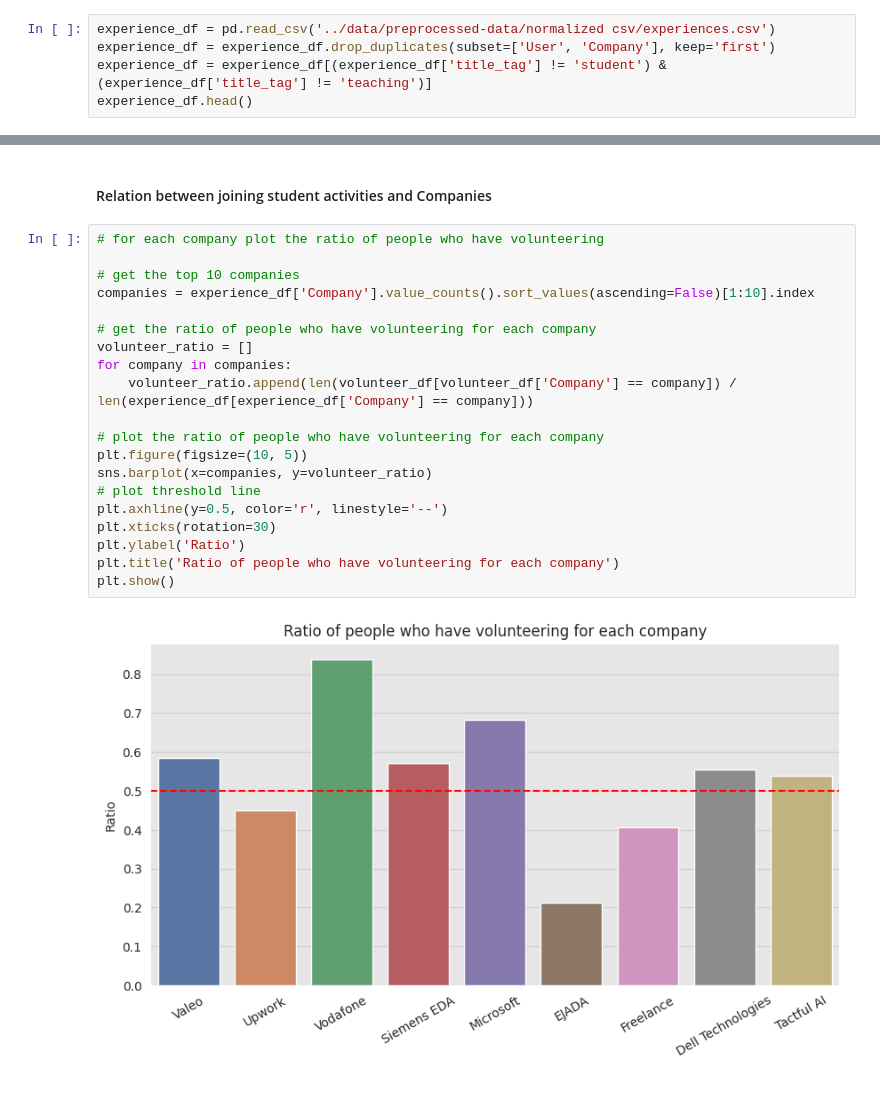
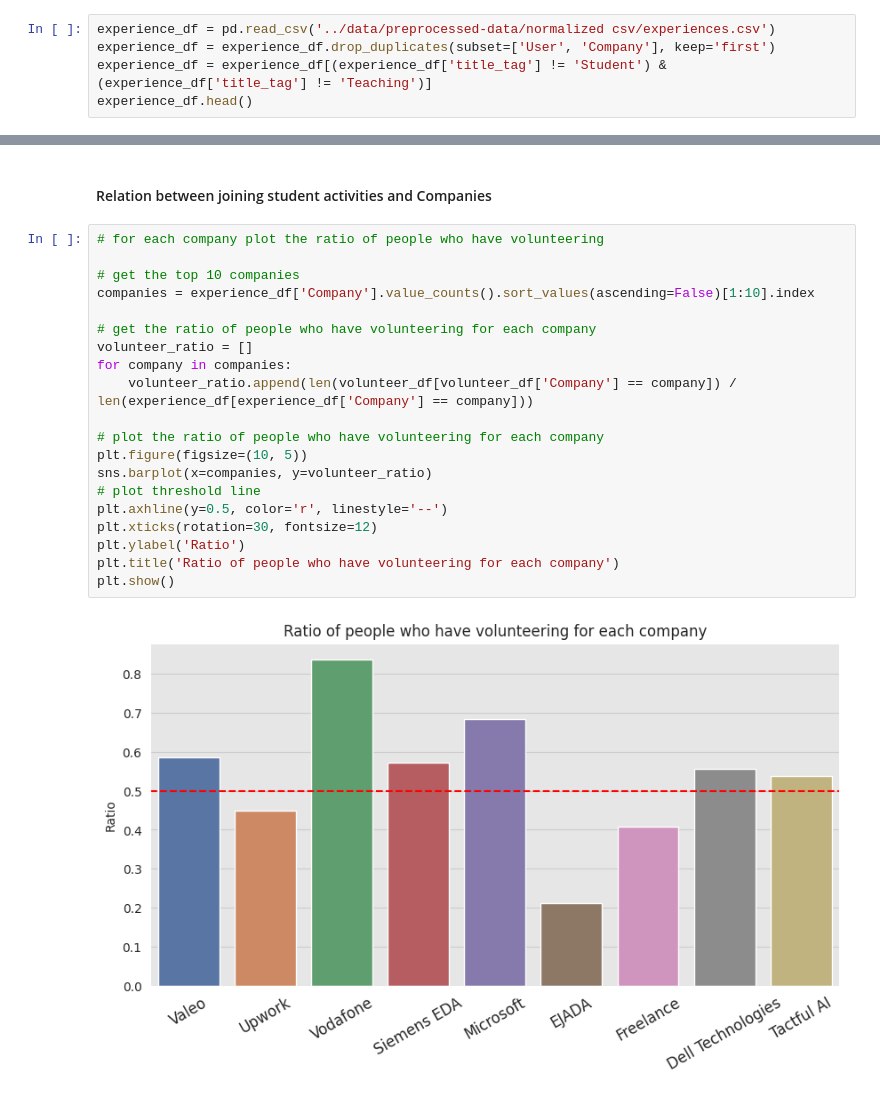
Before and after one commit to Mostafa-wael/Exploring-the-Landscape-of-the-Egyptian-Software-Market, a Jupyter notebook: notebooks/exploratory.ipynb, the cells around one changed output, grey strips where cells are left out. Drawn from its saved outputs; the diff is of its cells as text.

```diff
--- a/notebooks/exploratory.ipynb
+++ b/notebooks/exploratory.ipynb
@@ -175,7 +259,7 @@ plt.show()
 # %%
 experience_df = pd.read_csv('../data/preprocessed-data/normalized csv/experiences.csv')
 experience_df = experience_df.drop_duplicates(subset=['User', 'Company'], keep='first')
-experience_df = experience_df[(experience_df['title_tag'] != 'student') & (experience_df['title_tag'] != 'teaching')]
+experience_df = experience_df[(experience_df['title_tag'] != 'Student') & (experience_df['title_tag'] != 'Teaching')]
 experience_df.head()
 # %% [output]
 |  | User | CompanyUrl | Company | Title | EmploymentType | From | To | Duration | Location | ... |
@@ -273,22 +359,22 @@ plt.show()
 # %%
 # for each company plot the ratio of people who have volunteering
 
 # get the top 10 companies
 companies = experience_df['Company'].value_counts().sort_values(ascending=False)[1:10].index
 
 # get the ratio of people who have volunteering for each company
 volunteer_ratio = []
 for company in companies:
     volunteer_ratio.append(len(volunteer_df[volunteer_df['Company'] == company]) / len(experience_df[experience_df['Company'] == company]))
 
 # plot the ratio of people who have volunteering for each company
 plt.figure(figsize=(10, 5))
 sns.barplot(x=companies, y=volunteer_ratio)
 # plot threshold line
 plt.axhline(y=0.5, color='r', linestyle='--')
-plt.xticks(rotation=30)
+plt.xticks(rotation=30, fontsize=12)
 plt.ylabel('Ratio')
 plt.title('Ratio of people who have volunteering for each company')
 plt.show()
 # %% [output]
-[figure, old version]
+[figure, new version]
```
Also changed, not shown: parts of 22 cells of this notebook.
